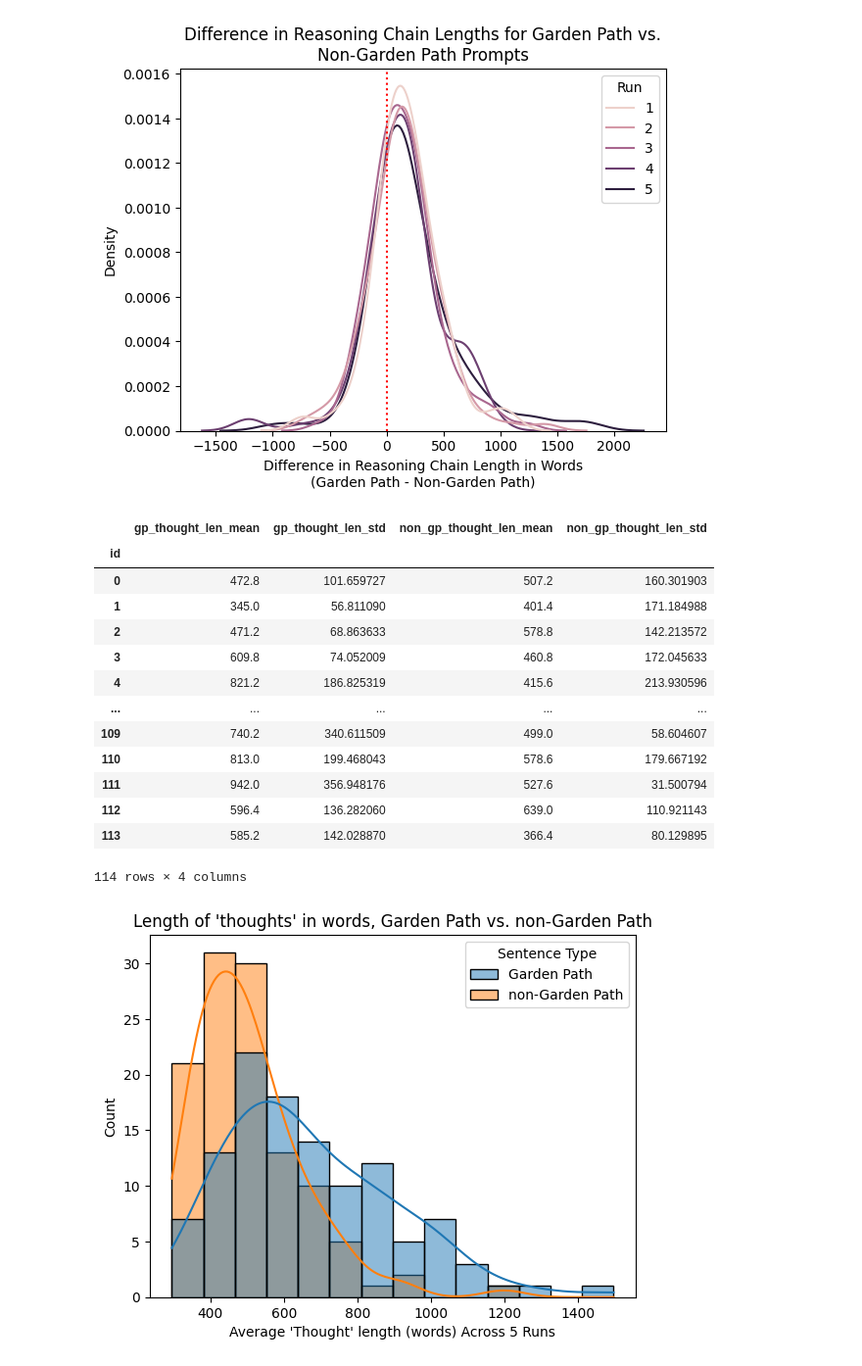
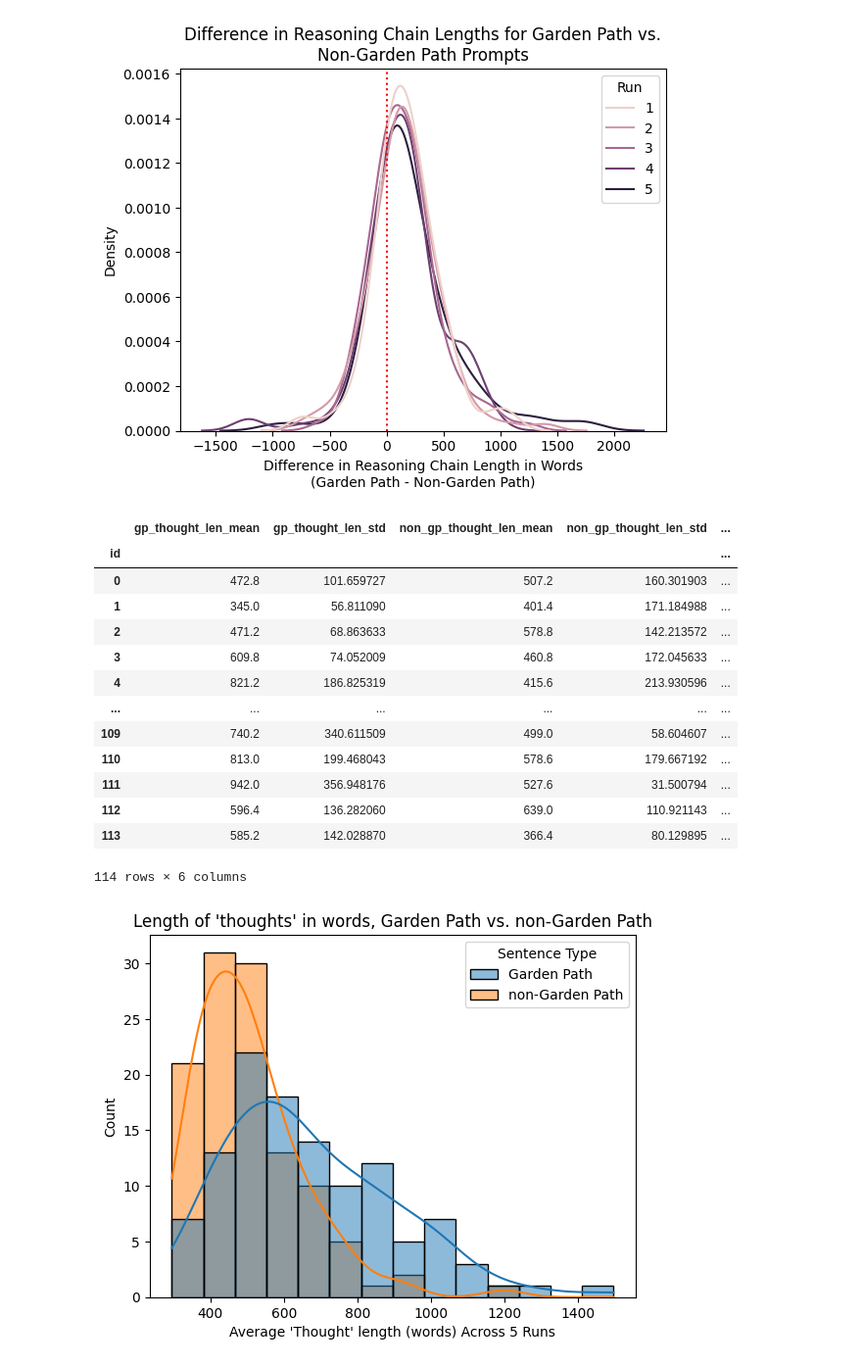
Before and after one commit to grvkamath/r1_hackathon, a Jupyter notebook: analysis.ipynb, the cells around one changed output. Shown at 98% size. Drawn from its saved outputs; the diff is of its cells as text; code cells hidden in the pictures.

Commit message:
ci results and all data

```diff
--- a/analysis.ipynb
+++ b/analysis.ipynb
@@ -222,23 +258,23 @@ Text(0.5, 1.0, 'Difference in Reasoning Chain Lengths for Garden Path vs.\nNon-G
 # %%
 ### Aggregate data across runs:
 # Basically do this, but also add columns for std: data.groupby('id').agg({'gp_thought_len': 'mean', 'non_gp_thought_len': 'mean'})
-gp_data_agg = gp_data.groupby('id').agg({'gp_thought_len': ['mean', 'std'], 'non_gp_thought_len': ['mean', 'std']})
+gp_data_agg = gp_data.groupby('id').agg({'gp_thought_len': ['mean', 'std'], 'non_gp_thought_len': ['mean', 'std'], 'gp_sentence': 'first', 'non_gp_sentence': 'first'})
 gp_data_agg.columns = ['_'.join(col).strip() for col in gp_data_agg.columns.values]
 gp_data_agg
 # %% [output]
-|  | gp_thought_len_mean | gp_thought_len_std | non_gp_thought_len_mean | non_gp_thought_len_std |
-| id |  |  |  |  |
-| 0 | 472.8 | 101.659727 | 507.2 | 160.301903 |
-| 1 | 345.0 | 56.811090 | 401.4 | 171.184988 |
-| 2 | 471.2 | 68.863633 | 578.8 | 142.213572 |
-| 3 | 609.8 | 74.052009 | 460.8 | 172.045633 |
-| 4 | 821.2 | 186.825319 | 415.6 | 213.930596 |
-| ... | ... | ... | ... | ... |
-| 109 | 740.2 | 340.611509 | 499.0 | 58.604607 |
-| 110 | 813.0 | 199.468043 | 578.6 | 179.667192 |
-| 111 | 942.0 | 356.948176 | 527.6 | 31.500794 |
-| 112 | 596.4 | 136.282060 | 639.0 | 110.921143 |
-| 113 | 585.2 | 142.028870 | 366.4 | 80.129895 |
+|  | gp_thought_len_mean | gp_thought_len_std | non_gp_thought_len_mean | non_gp_thought_len_std | ... |
+| id |  |  |  |  | ... |
+| 0 | 472.8 | 101.659727 | 507.2 | 160.301903 | ... |
+| 1 | 345.0 | 56.811090 | 401.4 | 171.184988 | ... |
+| 2 | 471.2 | 68.863633 | 578.8 | 142.213572 | ... |
+| 3 | 609.8 | 74.052009 | 460.8 | 172.045633 | ... |
+| 4 | 821.2 | 186.825319 | 415.6 | 213.930596 | ... |
+| ... | ... | ... | ... | ... | ... |
+| 109 | 740.2 | 340.611509 | 499.0 | 58.604607 | ... |
+| 110 | 813.0 | 199.468043 | 578.6 | 179.667192 | ... |
+| 111 | 942.0 | 356.948176 | 527.6 | 31.500794 | ... |
+| 112 | 596.4 | 136.282060 | 639.0 | 110.921143 | ... |
+| 113 | 585.2 | 142.028870 | 366.4 | 80.129895 | ... |
-114 rows × 4 columns
+114 rows × 6 columns
 # %%
 # Transform data using pd.melt, so that each row only has one type (GP/non-GP):
```
Also changed, not shown: parts of 26 cells of this notebook, 24 other files.
